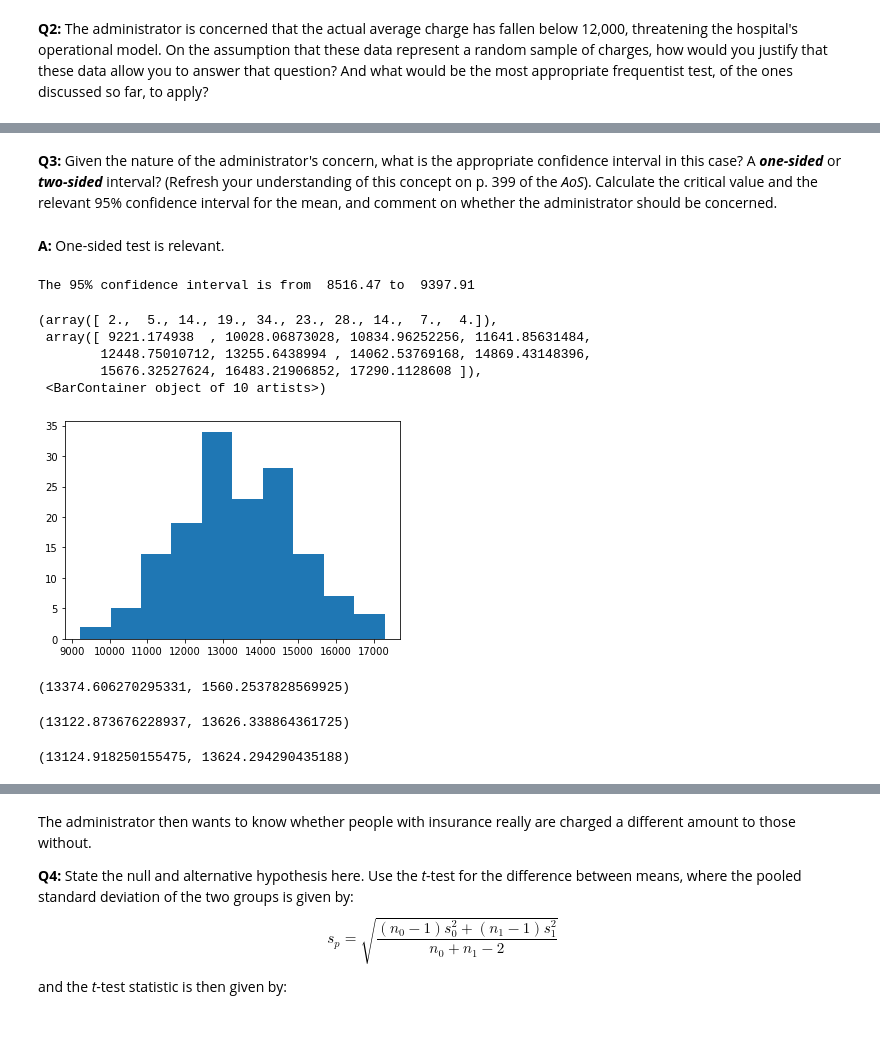
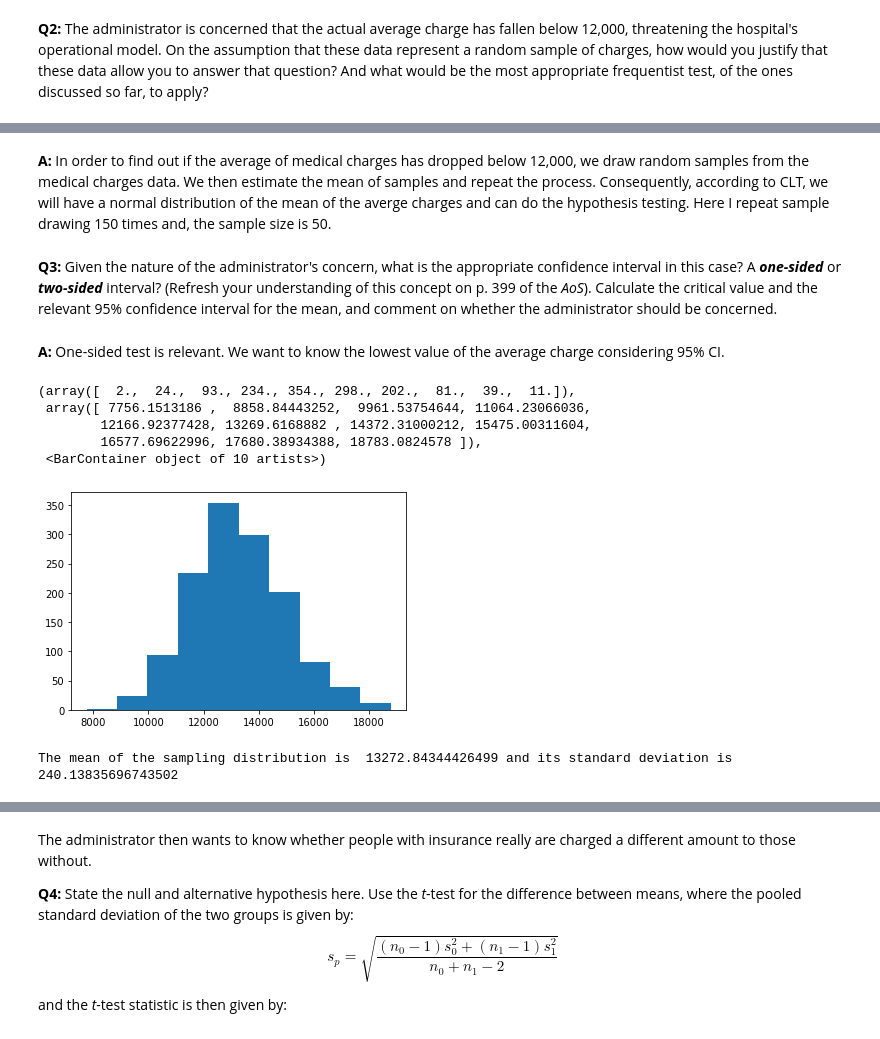
Before and after one commit to somayehY/DataScienceBootCamp, a Jupyter notebook: Unit10/Frequentist Case Study/Frequentist Inference Case Study - Part B (2).ipynb, the cells around one changed output, grey strips where cells are left out. Cells and saved outputs as stored; diff of their text form; code cells hidden in the pictures.

```diff
--- a/Unit10/Frequentist Case Study/Frequentist Inference Case Study - Part B (2).ipynb
+++ b/Unit10/Frequentist Case Study/Frequentist Inference Case Study - Part B (2).ipynb
@@ -138,11 +72,7 @@ __A:__
+# %% [markdown]
+__A:__ In order to find out if the average of medical charges has dropped below 12,000, we draw random samples from the medical charges data. We then estimate the mean of samples and repeat the process. Consequently, according to CLT, we will have a normal distribution of the mean of the averge charges and can do the hypothesis testing. Here I repeat sample drawing 150 times and, the sample size is 50.
 # %% [markdown]
 __Q3:__ Given the nature of the administrator's concern, what is the appropriate confidence interval in this case? A ***one-sided*** or ***two-sided*** interval? (Refresh your understanding of this concept on p. 399 of the *AoS*). Calculate the critical value and the relevant 95% confidence interval for the mean, and comment on whether the administrator should be concerned.
 # %% [markdown]
-__A:__ One-sided test is relevant.
+__A:__ One-sided test is relevant. We want to know the lowest value of the average charge considering 95% CI.
-# %%
-low = 9.099 -1.96*0.919/np.sqrt(1338)
-high = 9.099 +1.96*0.919/np.sqrt(1338)
-print('The 95% confidence interval is from ',"{:.2f}".format(np.exp(low)), 'to ', "{:.2f}".format(np.exp(high)))
-# %% [output]
-The 95% confidence interval is from  8516.47 to  9397.91
 # %%
@@ -149,31 +81,19 @@ The 95% confidence interval is from  8516.47 to  9397.91
 def charge_sampler(n):
     return np.random.choice(medical['charges'], n)
 # %%
+#Drawing 50 samples and finding their mean. Repeating the process 1338 times.
+
 seed(47)
 mean50 = []
-for _ in range(0,150):
+for _ in range(0,1338):
     sample = charge_sampler(50)
     mean50.append(np.mean(sample))
 
 plt.hist(mean50)
 # %% [output]
-(array([ 2.,  5., 14., 19., 34., 23., 28., 14.,  7.,  4.]),
- array([ 9221.174938  , 10028.06873028, 10834.96252256, 11641.85631484,
-        12448.75010712, 13255.6438994 , 14062.53769168, 14869.43148396,
-        15676.32527624, 16483.21906852, 17290.1128608 ]),
+(array([  2.,  24.,  93., 234., 354., 298., 202.,  81.,  39.,  11.]),
+ array([ 7756.1513186 ,  8858.84443252,  9961.53754644, 11064.23066036,
+        12166.92377428, 13269.6168882 , 14372.31000212, 15475.00311604,
+        16577.69622996, 17680.38934388, 18783.0824578 ]),
  <BarContainer object of 10 artists>)
-[figure, old version]
+[figure, new version]
-# %%
-np.mean(mean50), np.std(mean50,ddof=1)
-# %% [output]
-(13374.606270295331, 1560.2537828569925)
-# %%
-# t-statistic
-st.t.interval(alpha=0.95, df=len(mean50)-1, loc=np.mean(mean50), scale=st.sem(mean50))
-# %% [output]
-(13122.873676228937, 13626.338864361725)
-# %%
-# z-statistics
-st.norm.interval(alpha=0.95, loc=np.mean(mean50), scale=st.sem(mean50))
-# %% [output]
-(13124.918250155475, 13624.294290435188)
@@ -187,0 +100,4 @@ def pool_std(df1, df2):
+# %%
+print("The mean of the sampling distribution is ",  np.mean(mean50), "and its standard deviation is ", np.std(mean50,ddof=1)/np.sqrt(50))
+# %% [output]
+The mean of the sampling distribution is  13272.84344426499 and its standard deviation is  240.13835696743502
```
Also changed, not shown: parts of 32 cells of this notebook.
